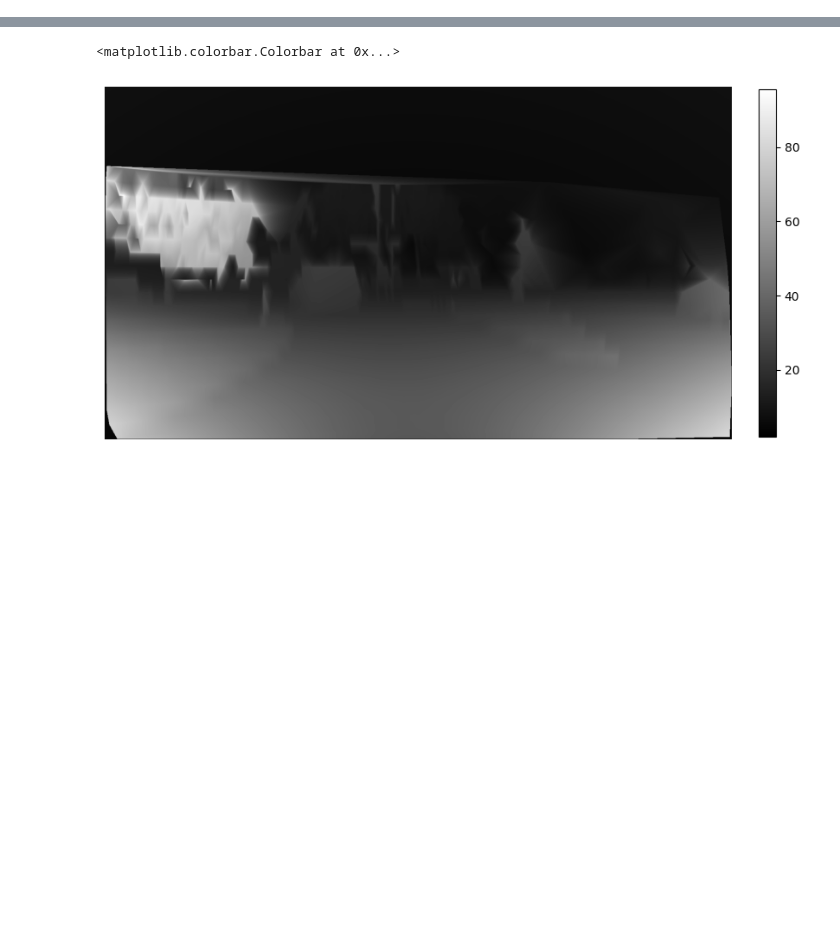
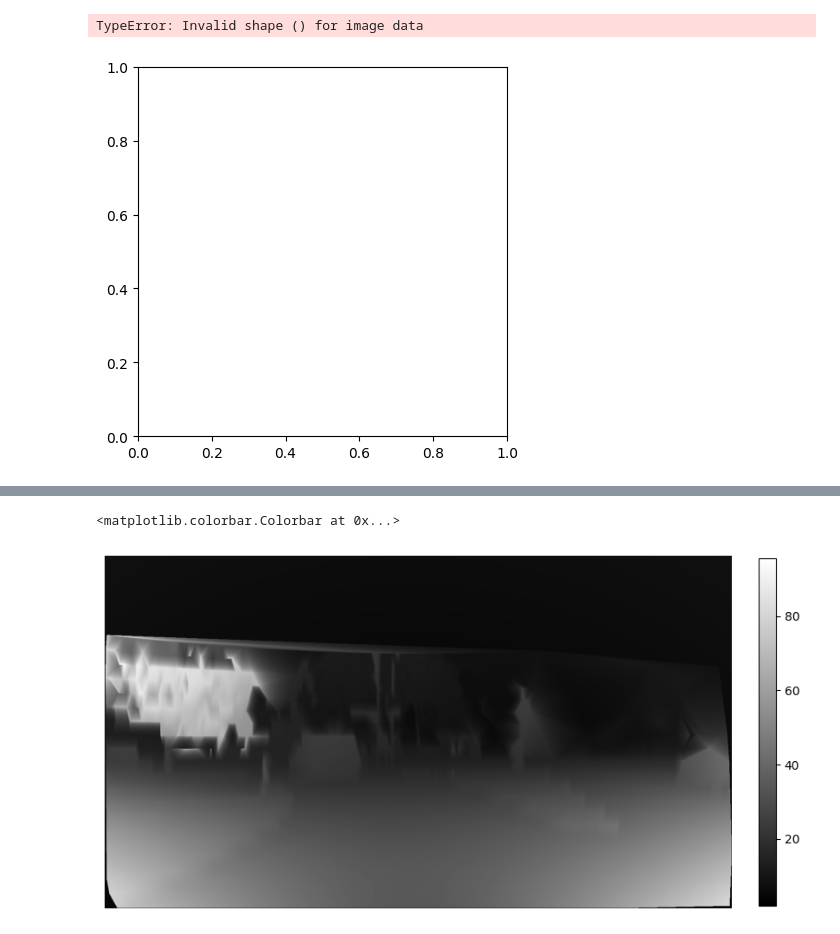
Before and after one commit to ShngJZ/LiDAR-Filter-Dev, a Jupyter notebook: test_filter.ipynb, the cells around one changed output, grey strips where cells are left out. Cells and saved outputs as stored; diff of their text form; code cells hidden in the pictures; blank space fills up the shorter version.

```diff
--- a/test_filter.ipynb
+++ b/test_filter.ipynb
@@ -165,3 +181,8 @@ filtered_depth = depth[mask]
+# %%
+plt.imshow(occ_map.squeeze().to('cpu'), cmap='gray')
+# %% [output]
+TypeError: Invalid shape () for image data
+[figure, added]
 # %%
 filtered_pts_homo = np.concatenate((filtered_pts*filtered_depth, np.ones_like(filtered_depth)[None,:]), axis=0)
 # filtered_pts_homo = np.concatenate((points*depth, np.ones_like(depth)[None,:]), axis=0)
```
Also changed, not shown: parts of 9 cells of this notebook, 1 other file.
